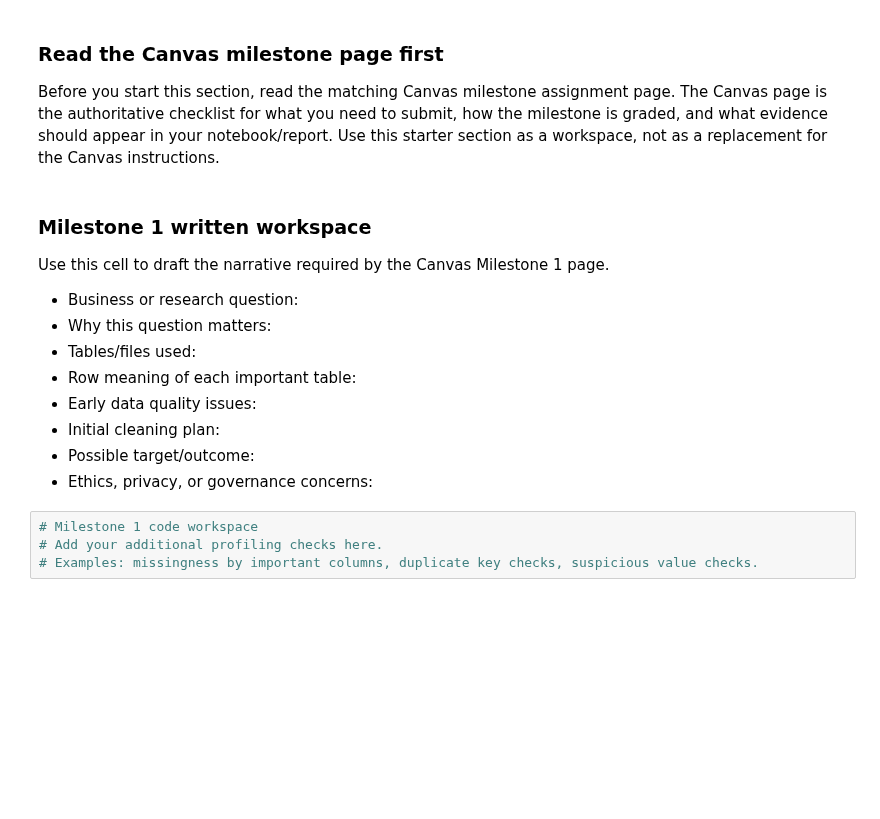
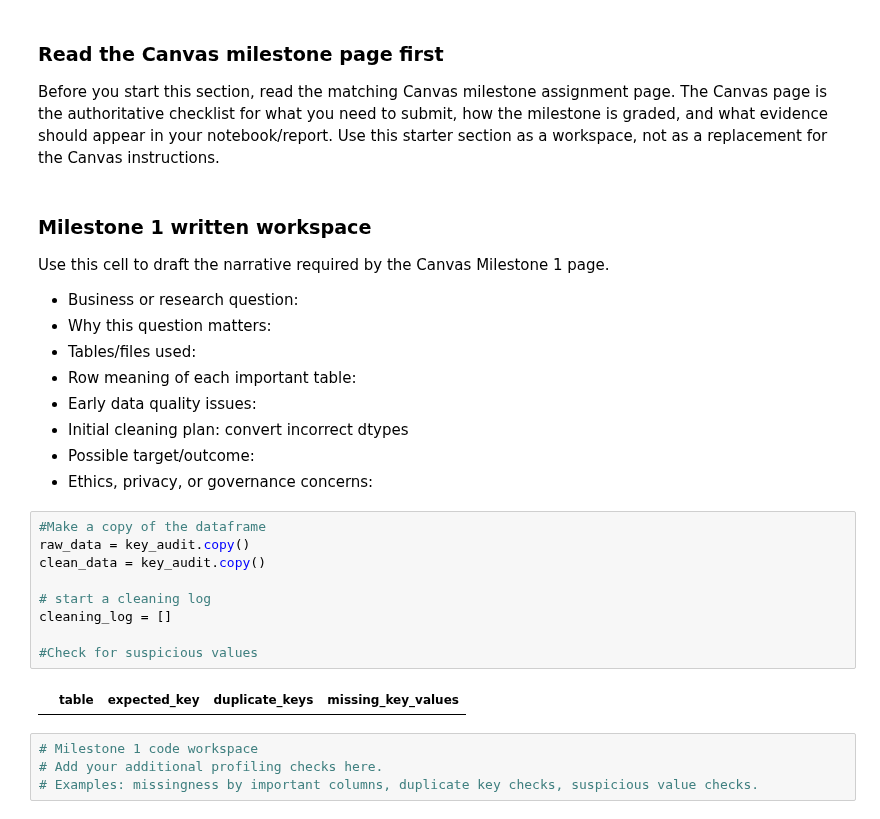
Before and after one commit to Ksandys22/BAN6003-TERMPROJECT-KIRASANDYS, a Jupyter notebook: notebooks/olist_project_starter.ipynb, the cells around one changed output. Drawn from its saved outputs; the diff is of its cells as text; blank space fills up the shorter version.

```diff
--- a/notebooks/olist_project_starter.ipynb
+++ b/notebooks/olist_project_starter.ipynb
@@ -143,9 +201,20 @@ Use this cell to draft the narrative required by the Canvas Milestone 1 page.
 - Tables/files used:
 - Row meaning of each important table:
 - Early data quality issues:
-- Initial cleaning plan:
+- Initial cleaning plan: convert incorrect dtypes
 - Possible target/outcome:
 - Ethics, privacy, or governance concerns:
+# %%
+#Make a copy of the dataframe
+raw_data = key_audit.copy()
+clean_data = key_audit.copy()
+
+# start a cleaning log
+cleaning_log = []
+
+#Check for suspicious values
+# %% [output]
+|  | table | expected_key | duplicate_keys | missing_key_values |
 # %%
 # Milestone 1 code workspace
 # Add your additional profiling checks here.
```
Also changed, not shown: parts of 5 cells of this notebook.
